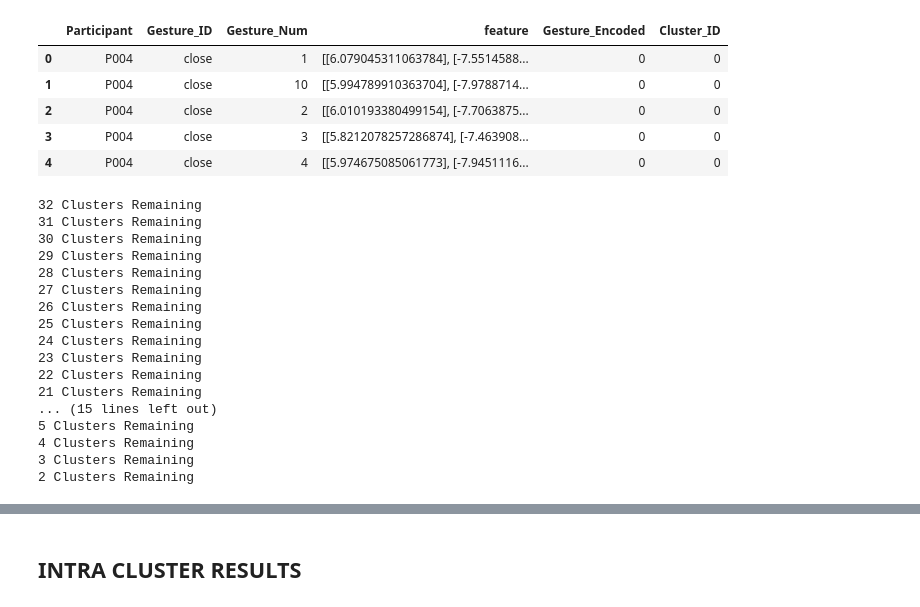
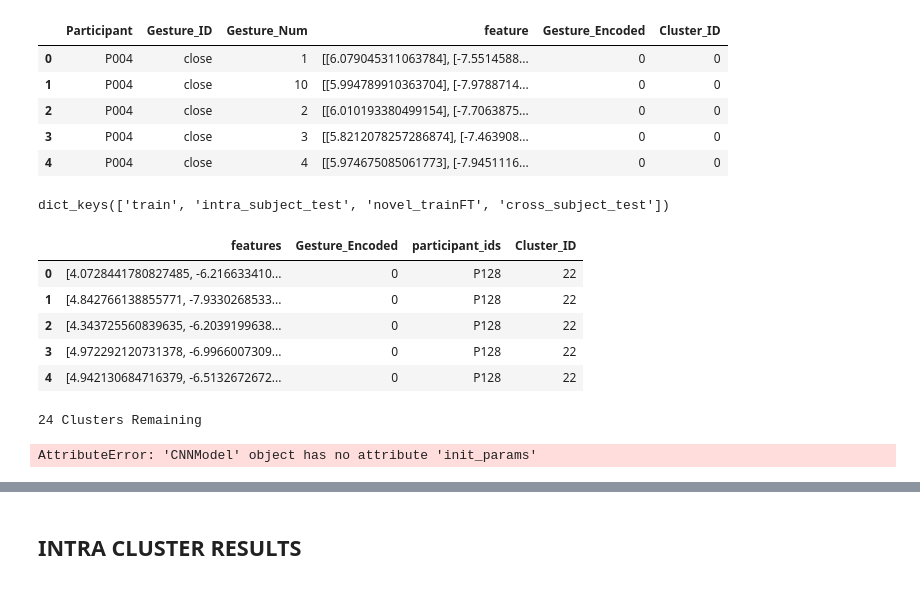
Before and after one commit to kdmalc/fl-gestures, a Jupyter notebook: ELEC573_Proj/200_CNN_AMC_PlusFT.ipynb, the cells around one changed output, grey strips where cells are left out. Drawn from its saved outputs; the diff is of its cells as text; code cells hidden in the pictures.

```diff
--- a/ELEC573_Proj/200_CNN_AMC_PlusFT.ipynb
+++ b/ELEC573_Proj/200_CNN_AMC_PlusFT.ipynb
@@ -51,0 +68,41 @@ userdef_df.head()
+# %%
+# Prepare data
+data_splits = prepare_data(
+    userdef_df, 'feature', 'Gesture_Encoded',
+    all_participants, test_participants,
+    training_trials_per_gesture=8, finetuning_trials_per_gesture=3,
+)
+# %%
+data_splits.keys()
+# %% [output]
+dict_keys(['train', 'intra_subject_test', 'novel_trainFT', 'cross_subject_test'])
+# %%
+features_df = pd.DataFrame(data_splits['train']['features'])
+# Create a new column 'features' that contains all 80 columns as lists
+features_df['features'] = features_df.apply(lambda row: row.tolist(), axis=1)
+# Keep only the new combined column
+features_df = features_df[['features']]
+# Combine with labels and participant_ids into a single DataFrame
+train_df = pd.concat([features_df, pd.Series(data_splits['train']['labels'], name='Gesture_Encoded'), pd.Series(data_splits['train']['participant_ids'], name='participant_ids')], axis=1)
+label_encoder = LabelEncoder()
+train_df['Cluster_ID'] = label_encoder.fit_transform(train_df['participant_ids'])
+
+features_df = pd.DataFrame(data_splits['intra_subject_test']['features'])
+# Create a new column 'features' that contains all 80 columns as lists
+features_df['features'] = features_df.apply(lambda row: row.tolist(), axis=1)
+# Keep only the new combined column
+features_df = features_df[['features']]
+# Combine with labels and participant_ids into a single DataFrame
+test_df = pd.concat([features_df, pd.Series(data_splits['intra_subject_test']['labels'], name='Gesture_Encoded'), pd.Series(data_splits['intra_subject_test']['participant_ids'], name='participant_ids')], axis=1)
+label_encoder = LabelEncoder()
+test_df['Cluster_ID'] = label_encoder.fit_transform(test_df['participant_ids'])
+
+# ENTIRELY WITHHOLDING CROSS CLUSTER DATASET (NOVEL TEST SUBJECTS) FOR NOW.
+#test_df
+#features_df = pd.DataFrame(data_splits['train']['features'])
+## Create a new column 'features' that contains all 80 columns as lists
+#features_df['features'] = features_df.apply(lambda row: row.tolist(), axis=1)
+## Keep only the new combined column
+#features_df = features_df[['features']]
+## Combine with labels and participant_ids into a single DataFrame
+#train_df = pd.concat([features_df, pd.Series(data_splits['train']['labels'], name='Gesture_Encoded'), pd.Series(data_splits['train']['participant_ids'], name='participant_ids')], axis=1)
@@ -51,0 +113,9 @@ userdef_df.head()
+# %%
+train_df.head()
+# %% [output]
+|  | features | Gesture_Encoded | participant_ids | Cluster_ID |
+| 0 | [4.0728441780827485, -6.216633410... | 0 | P128 | 22 |
+| 1 | [4.842766138855771, -7.9330268533... | 0 | P128 | 22 |
+| 2 | [4.343725560839635, -6.2039199638... | 0 | P128 | 22 |
+| 3 | [4.972292120731378, -6.9966007309... | 0 | P128 | 22 |
+| 4 | [4.942130684716379, -6.5132672672... | 0 | P128 | 22 |
@@ -148,25 +361,10 @@ def agglo_merge_procedure(userdef_df, model, mhp_knn_k=5, test_split_percent=0.3
         iterations += 1
 
     return merge_log, intra_cluster_performance, cross_cluster_performance
-# %%
-merge_log, intra_cluster_performance, cross_cluster_performance = agglo_merge_procedure(userdef_df, model_str)
-# %% [output]
-32 Clusters Remaining
-31 Clusters Remaining
-30 Clusters Remaining
-29 Clusters Remaining
-28 Clusters Remaining
-27 Clusters Remaining
-26 Clusters Remaining
-25 Clusters Remaining
-24 Clusters Remaining
-23 Clusters Remaining
-22 Clusters Remaining
-21 Clusters Remaining
-... (15 lines left out)
-5 Clusters Remaining
-4 Clusters Remaining
-3 Clusters Remaining
-2 Clusters Remaining
+# %%
+merge_log, intra_cluster_performance, cross_cluster_performance = DNN_agglo_merge_procedure(data_dfs_dict, "CNN", n_splits=2)
+# %% [output]
+24 Clusters Remaining
+AttributeError: 'CNNModel' object has no attribute 'init_params'
 # %%
 merge_log
```
Also changed, not shown: parts of 17 cells of this notebook, 1 other file.
